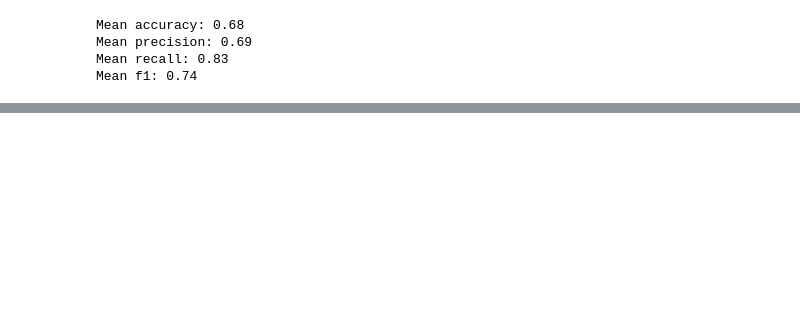
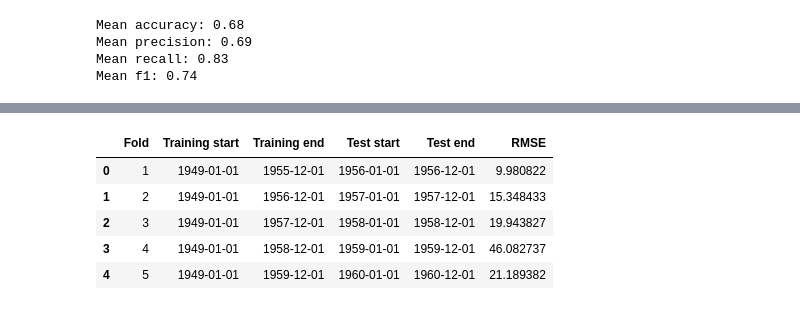
Before and after one commit to insidelearningmachines/Blog, a Jupyter notebook: [Video] Cross Validation.ipynb, the cells around one changed output, grey strips where cells are left out. Cells and saved outputs as stored; diff of their text form; code cells hidden in the pictures; blank space fills up the shorter version.

```diff
--- a/[Video] Cross Validation.ipynb
+++ b/[Video] Cross Validation.ipynb
@@ -118,0 +265,22 @@ Mean f1: 0.74
+# %%
+# tabulate CV results
+cv_summary = pd.DataFrame([
+    {
+        "Fold": result["fold"],
+        "Training start": result["train_start"],
+        "Training end": result["train_end"],
+        "Test start": result["test_start"],
+        "Test end": result["test_end"],
+        "RMSE": result["rmse"]
+    }
+    for result in fold_results
+])
+
+cv_summary
+# %% [output]
+|  | Fold | Training start | Training end | Test start | Test end | RMSE |
+| 0 | 1 | 1949-01-01 | 1955-12-01 | 1956-01-01 | 1956-12-01 | 9.980822 |
+| 1 | 2 | 1949-01-01 | 1956-12-01 | 1957-01-01 | 1957-12-01 | 15.348433 |
+| 2 | 3 | 1949-01-01 | 1957-12-01 | 1958-01-01 | 1958-12-01 | 19.943827 |
+| 3 | 4 | 1949-01-01 | 1958-12-01 | 1959-01-01 | 1959-12-01 | 46.082737 |
+| 4 | 5 | 1949-01-01 | 1959-12-01 | 1960-01-01 | 1960-12-01 | 21.189382 |
```
Also changed, not shown: parts of 11 cells of this notebook.
